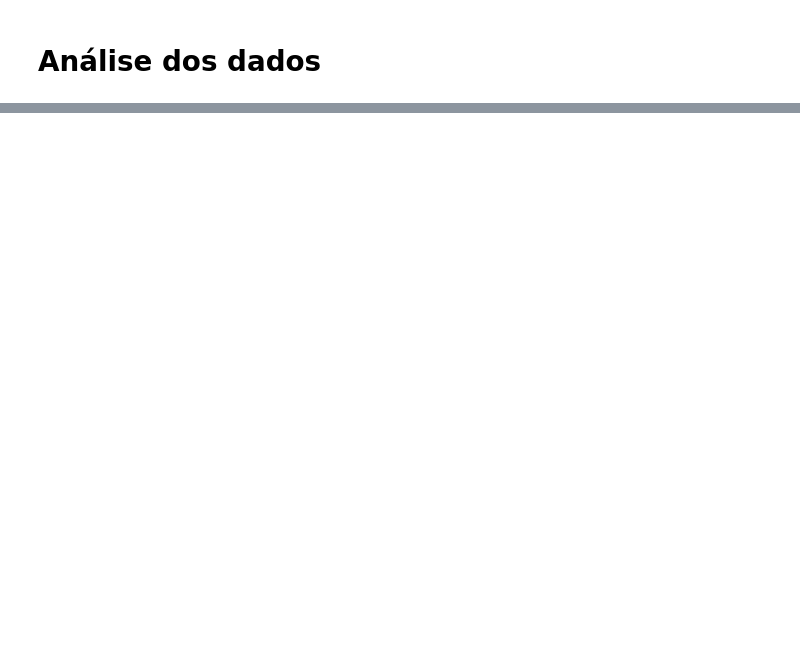
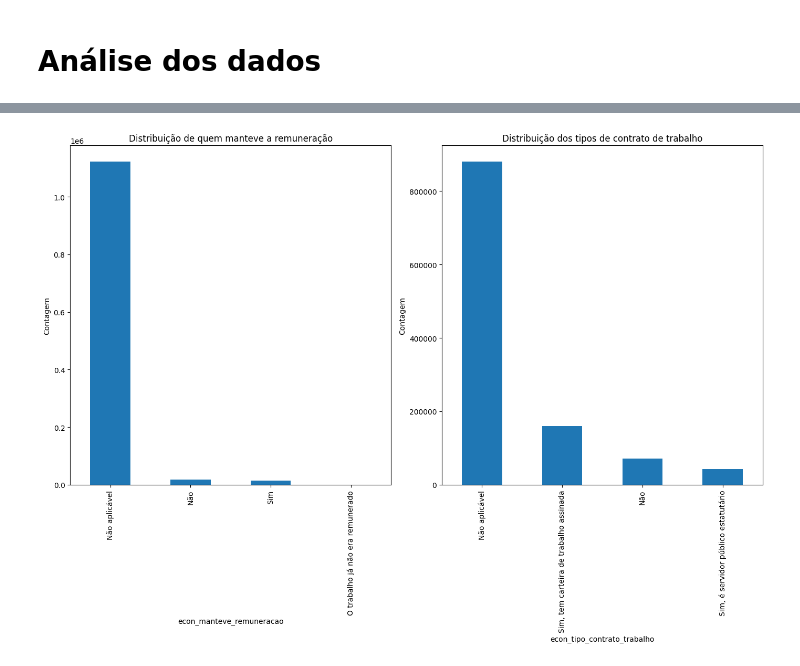
Before and after one commit to edupmon/fiap, a Jupyter notebook: pos-tech/data-analytics/fase-3/02-tech-challenge/fase-3-tech-challenge-data-analytics.ipynb, the cells around one changed output, grey strips where cells are left out. Cells and saved outputs as stored; diff of their text form; code cells hidden in the pictures; blank space fills up the shorter version.

```diff
--- a/pos-tech/data-analytics/fase-3/02-tech-challenge/fase-3-tech-challenge-data-analytics.ipynb
+++ b/pos-tech/data-analytics/fase-3/02-tech-challenge/fase-3-tech-challenge-data-analytics.ipynb
@@ -2285,0 +2395,22 @@ Destas 273 selecionou-se as 20 variáveis mais relevantes para a análise consid
+# %%
+# dados econômicos
+fig, ax = plt.subplots(1, 2, figsize=(14, 10))
+
+# plot 1: situação da remuneração
+data['econ_manteve_remuneracao'] = data['econ_manteve_remuneracao']\
+                                   .astype('category')
+data['econ_manteve_remuneracao'].value_counts().plot(kind='bar', ax=ax[0])
+ax[0].set_title('Distribuição de quem manteve a remuneração')
+ax[0].set_ylabel('Contagem')
+
+# plot 2: situação dos contratos de trabalho
+data['econ_tipo_contrato_trabalho'] = data['econ_tipo_contrato_trabalho']\
+                                      .astype('category')
+data['econ_tipo_contrato_trabalho'].value_counts().plot(kind='bar', ax=ax[1])
+ax[1].set_title('Distribuição dos tipos de contrato de trabalho')
+ax[1].set_ylabel('Contagem')
+
+plt.tight_layout()
+plt.show()
+# %% [output]
+[figure, added]
```
Also changed, not shown: parts of 15 cells of this notebook, 2 other files.
